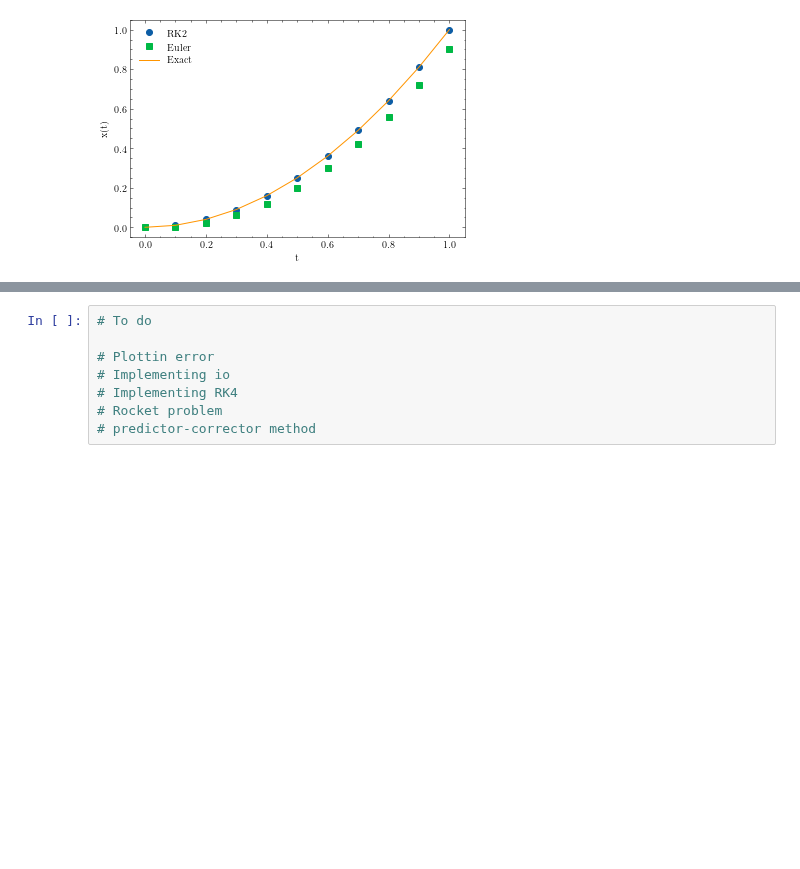
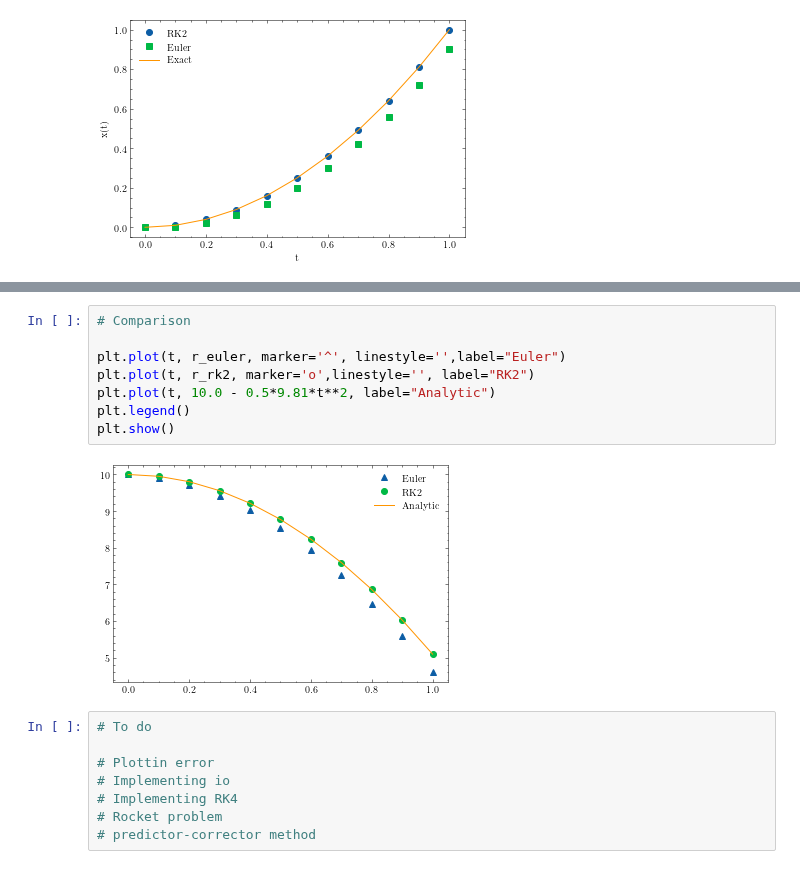
Before and after one commit to franklinzppa/fisica-computacional, a Jupyter notebook: week1.ipynb, the cells around one changed output, grey strips where cells are left out. Saved outputs shown, nothing was run; the diff lists cells and outputs as text; blank space fills up the shorter version.

```diff
--- a/week1.ipynb
+++ b/week1.ipynb
@@ -576,3 +594,13 @@ def RK2_2nd_order(f, t, r0, v0):
+# %%
+# Comparison
+
+plt.plot(t, r_euler, marker='^', linestyle='',label="Euler")
+plt.plot(t, r_rk2, marker='o',linestyle='', label="RK2")
+plt.plot(t, 10.0 - 0.5*9.81*t**2, label="Analytic")
+plt.legend()
+plt.show()
+# %% [output]
+[figure, added]
 # %%
 # To do
 
```
Also changed, not shown: parts of 3 cells of this notebook.
